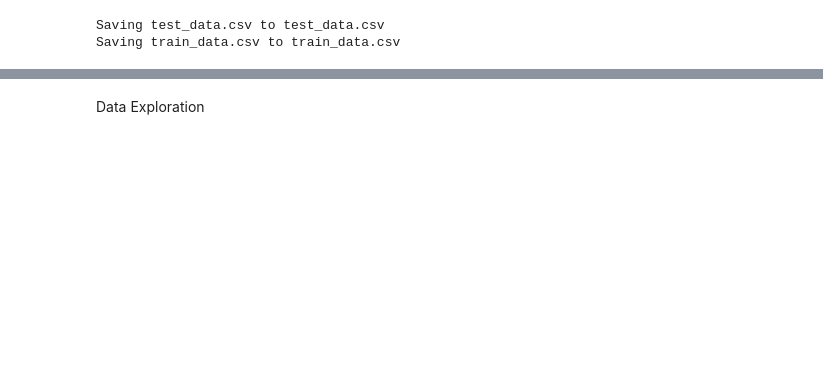
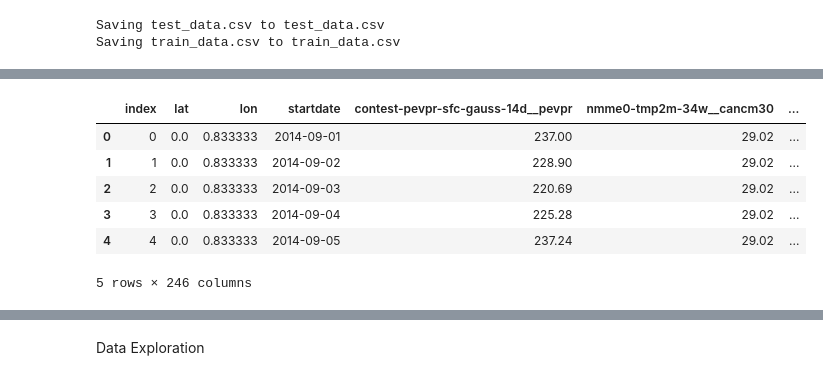
Before and after one commit to GagraniV/WiDS2023, a Jupyter notebook: VJ_WiDS_Jan132023.ipynb, the cells around one changed output, grey strips where cells are left out. Saved outputs shown, nothing was run; the diff lists cells and outputs as text; code cells hidden in the pictures; blank space fills up the shorter version.

```diff
--- a/VJ_WiDS_Jan132023.ipynb
+++ b/VJ_WiDS_Jan132023.ipynb
@@ -51,6 +152,16 @@ AttributeError: ignored
 # %%
-trn_df.startdate = pd.to_datetime(train_df.startdate)
-tst_df.startdate = pd.to_datetime(test_df.startdate)
+#convert into pandas datetime object
+trn_df.startdate = pd.to_datetime(trn_df.startdate)
+tst_df.startdate = pd.to_datetime(tst_df.startdate)
+trn_df.head()
+# %% [output]
+|  | index | lat | lon | startdate | contest-pevpr-sfc-gauss-14d__pevpr | nmme0-tmp2m-34w__cancm30 | ... |
+| 0 | 0 | 0.0 | 0.833333 | 2014-09-01 | 237.00 | 29.02 | ... |
+| 1 | 1 | 0.0 | 0.833333 | 2014-09-02 | 228.90 | 29.02 | ... |
+| 2 | 2 | 0.0 | 0.833333 | 2014-09-03 | 220.69 | 29.02 | ... |
+| 3 | 3 | 0.0 | 0.833333 | 2014-09-04 | 225.28 | 29.02 | ... |
+| 4 | 4 | 0.0 | 0.833333 | 2014-09-05 | 237.24 | 29.02 | ... |
+5 rows × 246 columns
 # %%
 trgt = [c for c in trn_df.columns if c not in tst_df.columns][0]
 print(trgt)
```
Also changed, not shown: parts of 24 cells of this notebook.
